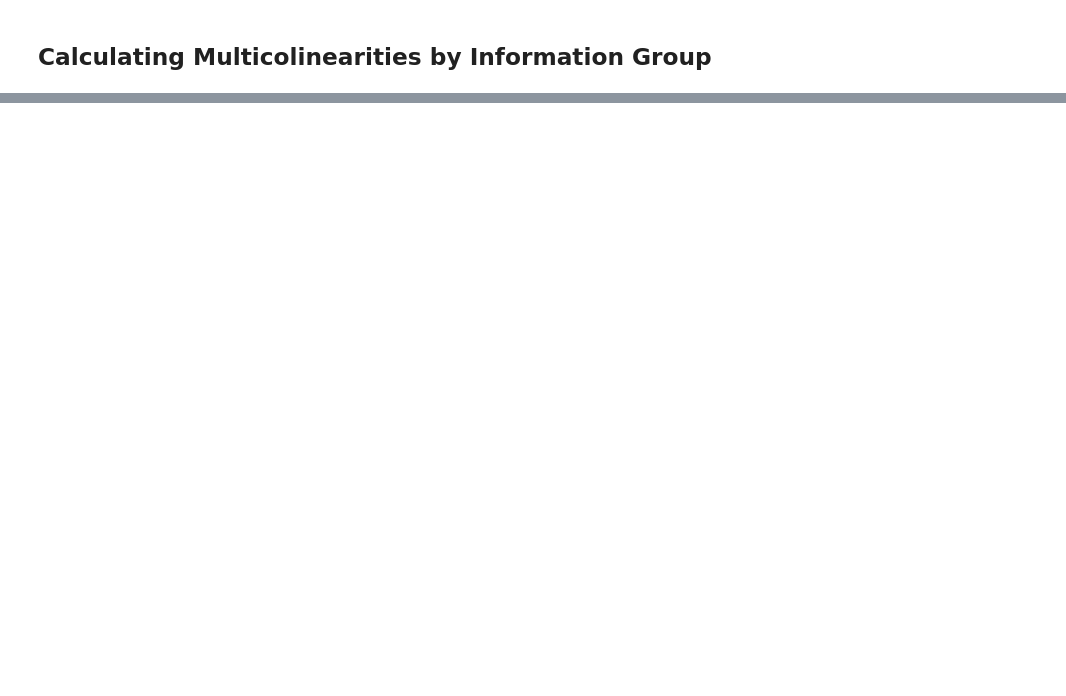
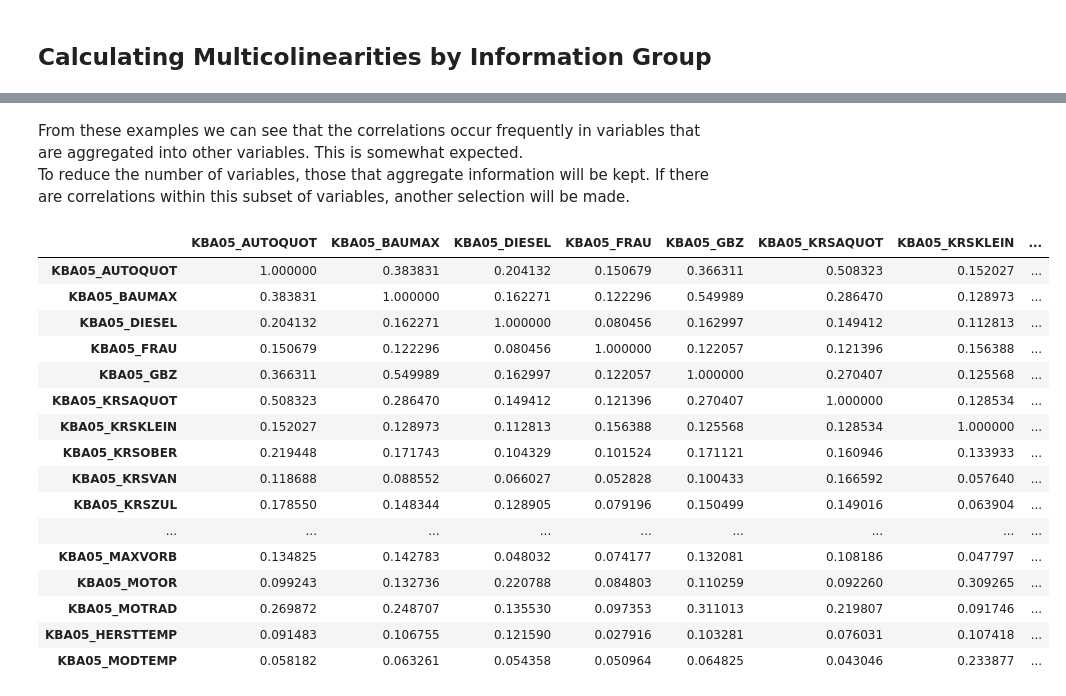
Before and after one commit to bglucca/ArvatoCustomerSegmentation, a Jupyter notebook: 01_eda_segmentation.ipynb, the cells around one changed output, grey strips where cells are left out. Saved outputs shown, nothing was run; the diff lists cells and outputs as text; code cells hidden in the pictures; blank space fills up the shorter version.

Commit message:
Fix on information level definition

```diff
--- a/01_eda_segmentation.ipynb
+++ b/01_eda_segmentation.ipynb
@@ -582,0 +480,2 @@ def calculate_cramers_v(arr1, arr2):
+# %%
+num_var_filter = ~col_classification['Attribute'].isin(numeric_vars)
@@ -582,0 +627,7 @@ def calculate_cramers_v(arr1, arr2):
+# %%
+rr3_list = list(col_classification[(col_classification['Information level'] ==  'Microcell (RR3_ID)') & num_var_filter]['Attribute'].values) \
+                + ['KBA05_HERSTTEMP','KBA05_MODTEMP']
+# %%
+v_matrix = calculate_frame_cramer_coefs(census[rr3_list])
+
+v_frame = pd.DataFrame(v_matrix, columns = rr3_list, index = rr3_list)
@@ -582,0 +672,43 @@ def calculate_cramers_v(arr1, arr2):
+# %% [markdown]
+From these examples we can see that the correlations occur frequently in variables that are aggregated into other variables. This is somewhat expected.
+To reduce the number of variables, those that aggregate information will be kept. If there are correlations within this subset of variables, another selection will be made.
+# %%
+kept = ['KBA05_AUTOQUOT',
+        'KBA05_BAUMAX',
+        'KBA05_DIESEL',
+        'KBA05_FRAU',
+        'KBA05_GBZ',
+        'KBA05_KRSAQUOT',
+        'KBA05_KRSKLEIN',
+        'KBA05_KRSOBER',
+        'KBA05_KRSVAN',
+        'KBA05_KRSZUL',
+        'KBA05_MAXAH',
+        'KBA05_MAXBJ',
+        'KBA05_MAXHERST',
+        'KBA05_MAXSEG',
+        'KBA05_MAXVORB',
+        'KBA05_MOTOR',
+        'KBA05_MOTRAD',
+        'KBA05_HERSTTEMP',
+        'KBA05_MODTEMP']
+# %%
+v_frame.loc[kept, kept].style.background_gradient()
+# %% [output]
+|  | KBA05_AUTOQUOT | KBA05_BAUMAX | KBA05_DIESEL | KBA05_FRAU | KBA05_GBZ | KBA05_KRSAQUOT | KBA05_KRSKLEIN | ... |
+| KBA05_AUTOQUOT | 1.000000 | 0.383831 | 0.204132 | 0.150679 | 0.366311 | 0.508323 | 0.152027 | ... |
+| KBA05_BAUMAX | 0.383831 | 1.000000 | 0.162271 | 0.122296 | 0.549989 | 0.286470 | 0.128973 | ... |
+| KBA05_DIESEL | 0.204132 | 0.162271 | 1.000000 | 0.080456 | 0.162997 | 0.149412 | 0.112813 | ... |
+| KBA05_FRAU | 0.150679 | 0.122296 | 0.080456 | 1.000000 | 0.122057 | 0.121396 | 0.156388 | ... |
+| KBA05_GBZ | 0.366311 | 0.549989 | 0.162997 | 0.122057 | 1.000000 | 0.270407 | 0.125568 | ... |
+| KBA05_KRSAQUOT | 0.508323 | 0.286470 | 0.149412 | 0.121396 | 0.270407 | 1.000000 | 0.128534 | ... |
+| KBA05_KRSKLEIN | 0.152027 | 0.128973 | 0.112813 | 0.156388 | 0.125568 | 0.128534 | 1.000000 | ... |
+| KBA05_KRSOBER | 0.219448 | 0.171743 | 0.104329 | 0.101524 | 0.171121 | 0.160946 | 0.133933 | ... |
+| KBA05_KRSVAN | 0.118688 | 0.088552 | 0.066027 | 0.052828 | 0.100433 | 0.166592 | 0.057640 | ... |
+| KBA05_KRSZUL | 0.178550 | 0.148344 | 0.128905 | 0.079196 | 0.150499 | 0.149016 | 0.063904 | ... |
+| ... | ... | ... | ... | ... | ... | ... | ... | ... |
+| KBA05_MAXVORB | 0.134825 | 0.142783 | 0.048032 | 0.074177 | 0.132081 | 0.108186 | 0.047797 | ... |
+| KBA05_MOTOR | 0.099243 | 0.132736 | 0.220788 | 0.084803 | 0.110259 | 0.092260 | 0.309265 | ... |
+| KBA05_MOTRAD | 0.269872 | 0.248707 | 0.135530 | 0.097353 | 0.311013 | 0.219807 | 0.091746 | ... |
+| KBA05_HERSTTEMP | 0.091483 | 0.106755 | 0.121590 | 0.027916 | 0.103281 | 0.076031 | 0.107418 | ... |
+| KBA05_MODTEMP | 0.058182 | 0.063261 | 0.054358 | 0.050964 | 0.064825 | 0.043046 | 0.233877 | ... |
```
Also changed, not shown: parts of 81 cells of this notebook.
